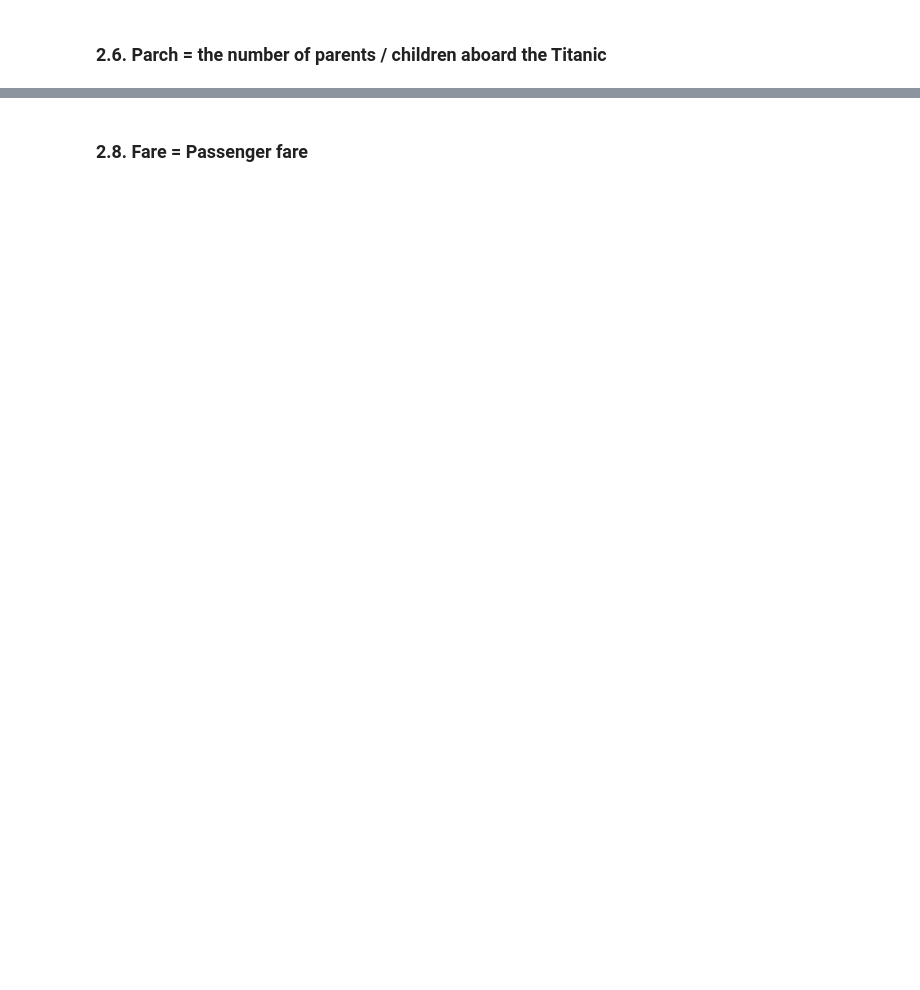
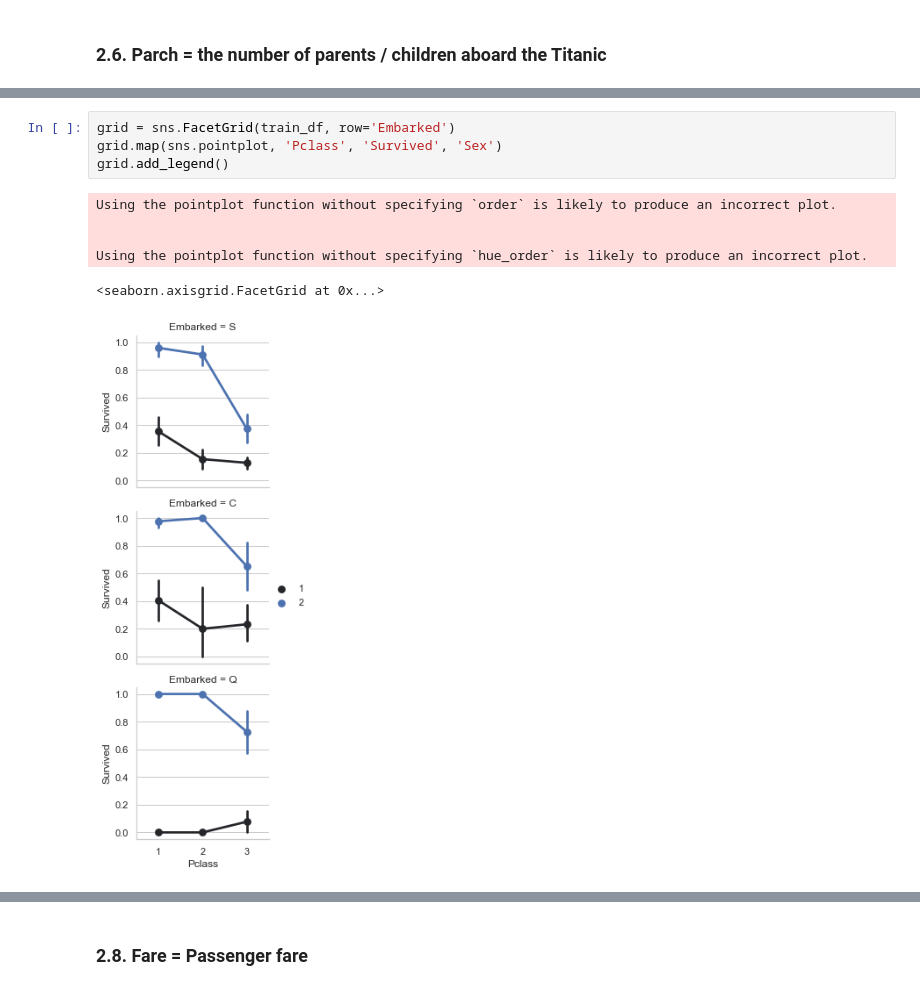
Before and after one commit to mrlee0708/kaggle-titanic, a Jupyter notebook: titanic-miran.ipynb, the cells around one changed output, grey strips where cells are left out. Drawn from its saved outputs; the diff is of its cells as text; blank space fills up the shorter version.

```diff
--- a/titanic-miran.ipynb
+++ b/titanic-miran.ipynb
@@ -355,0 +468,11 @@ SisSp <3, 0
+# %%
+grid = sns.FacetGrid(train_df, row='Embarked')
+grid.map(sns.pointplot, 'Pclass', 'Survived', 'Sex')
+grid.add_legend()
+# %% [output]
+Using the pointplot function without specifying `order` is likely to produce an incorrect plot.
+
+
+Using the pointplot function without specifying `hue_order` is likely to produce an incorrect plot.
+<seaborn.axisgrid.FacetGrid at 0x...>
+[figure, added]
```
Also changed, not shown: parts of 33 cells of this notebook.
